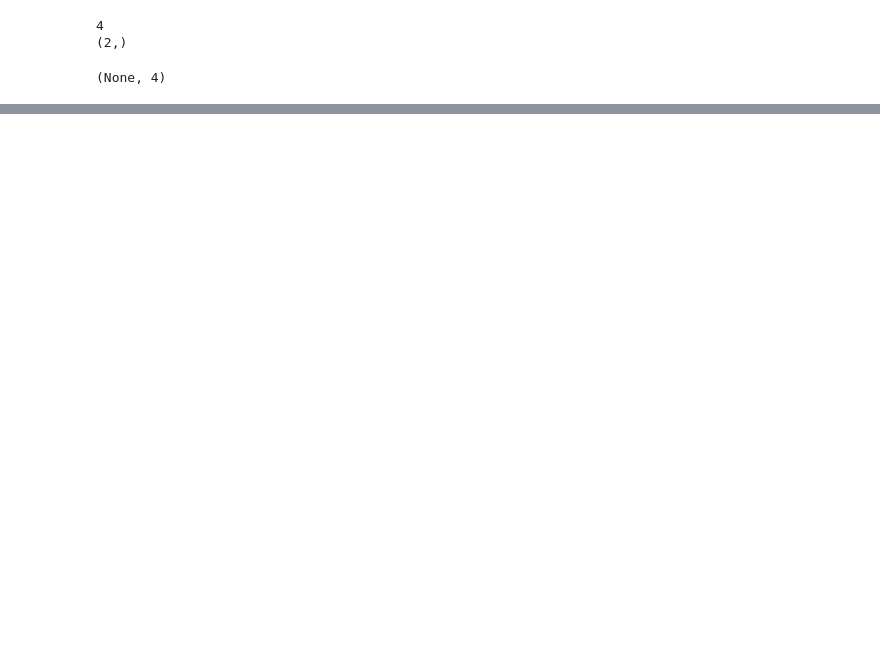
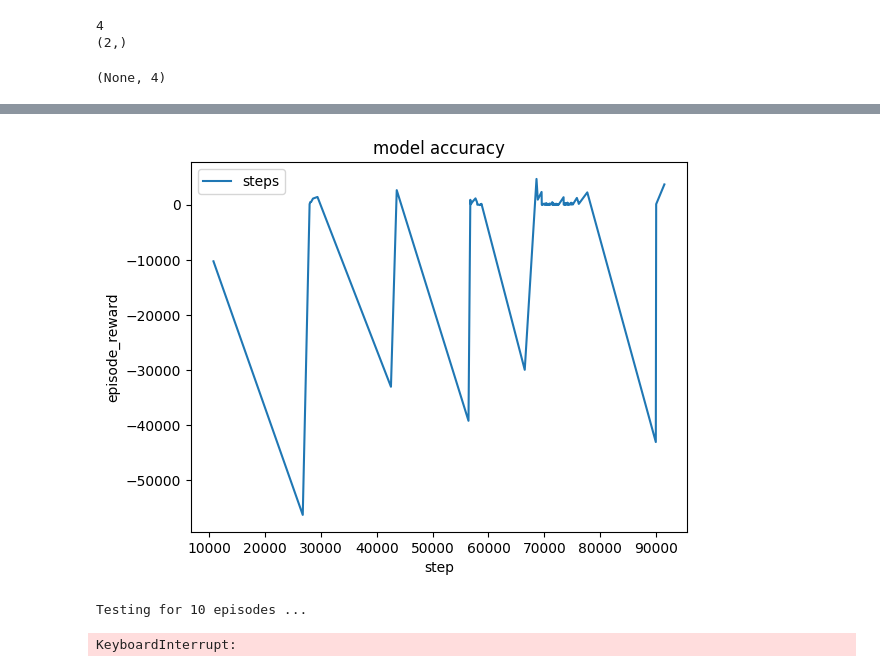
Before and after one commit to SebiPf/Thesis, a Jupyter notebook: Game.ipynb, the cells around one changed output, grey strips where cells are left out. Cells and saved outputs as stored; diff of their text form; code cells hidden in the pictures; blank space fills up the shorter version.

```diff
--- a/Game.ipynb
+++ b/Game.ipynb
@@ -244,6 +394,10 @@ for episode in range(1, episodes+1):
         if(np.array_equal(env._agent_location, env._target_location)):
             score += env.reward
             done = True
+        elif(np.array_equal(env._agent_location, env.enemy_location)):
+            score += env.reward
+            reward +=1
+            done = True
 
     print('Episode:{} Score:{}'.format(episode,score), "steps:{} ".format(steps))
 env.close()
@@ -316,12 +470,13 @@ _________________________________________________________________
 # %%
 def build_agent(model, actions):
     policy = BoltzmannQPolicy()
-    memory = SequentialMemory(limit=50000, window_length=1)
+    memory = SequentialMemory(limit=100000, window_length=1)
     dqn = DQNAgent(model=model, memory=memory, policy=policy,
-                  nb_actions=actions, nb_steps_warmup=10, target_model_update=1e-2)
+                  nb_actions=(actions), nb_steps_warmup=100, target_model_update=1e-2)
     return dqn
 # %%
 dqn = build_agent(model, actions)
-dqn.compile(Adam(learning_rate=1e-3), metrics=['mae'])
-dqn.fit(env, nb_steps=50000, visualize=False, verbose=1)
+dqn.compile(Adam(learning_rate=10e-3), metrics=['mae'])
+history = dqn.fit(env, nb_steps=100000, visualize=False, verbose=1)
+print(history.history.keys())
 # %% [output]
@@ -348,0 +502,17 @@ done, took 368.223 seconds
+# %%
+
+plt.plot(history.history['nb_steps'],history.history['episode_reward'])
+#plt.plot(history.history['nb_episode_steps'])
+plt.title('model accuracy')
+plt.ylabel('episode_reward')
+plt.xlabel('step')
+plt.legend(['steps', 'steps'], loc='upper left')
+plt.show()
+# %% [output]
+[figure, added]
+# %%
+scores = dqn.test(env, nb_episodes=10, visualize=False)
+print(np.mean(scores.history['episode_reward']))
+# %% [output]
+Testing for 10 episodes ...
+KeyboardInterrupt:
```
Also changed, not shown: parts of 11 cells of this notebook, 7 other files.
